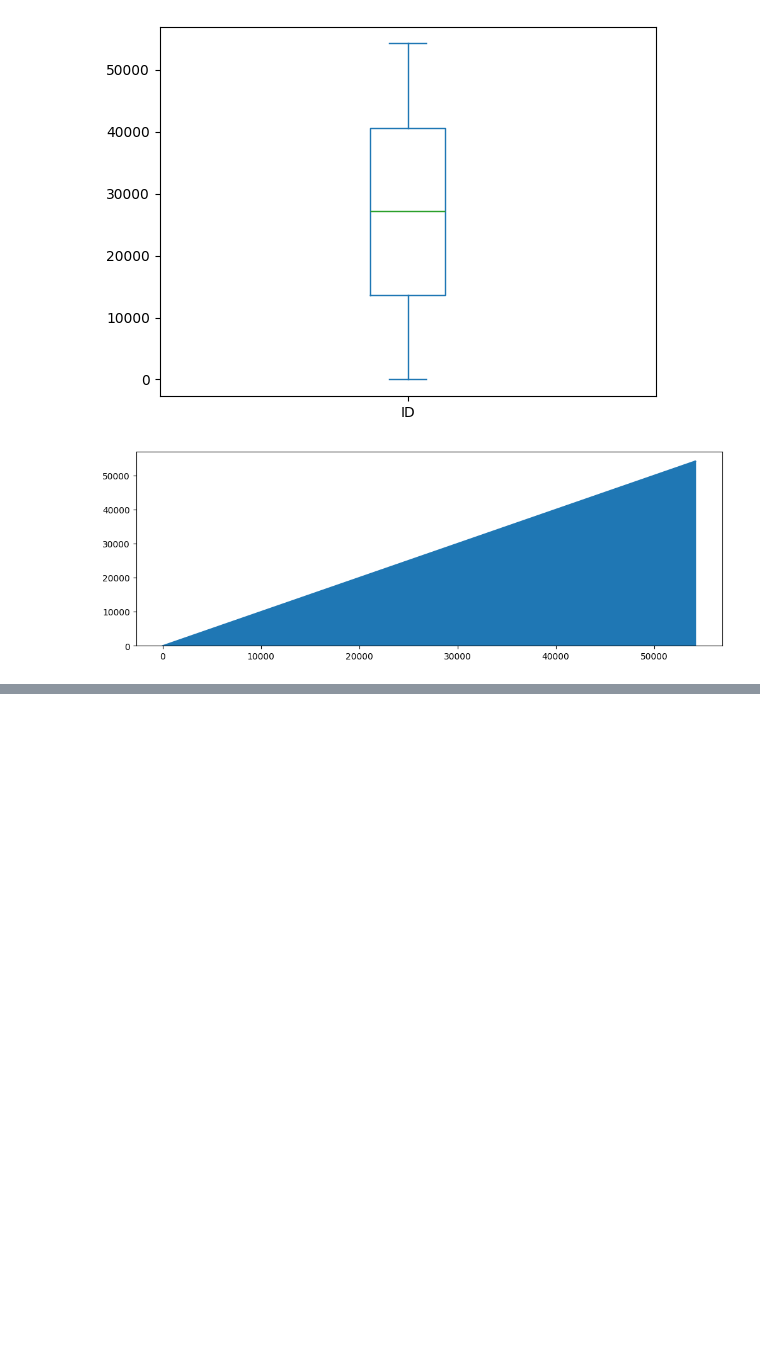
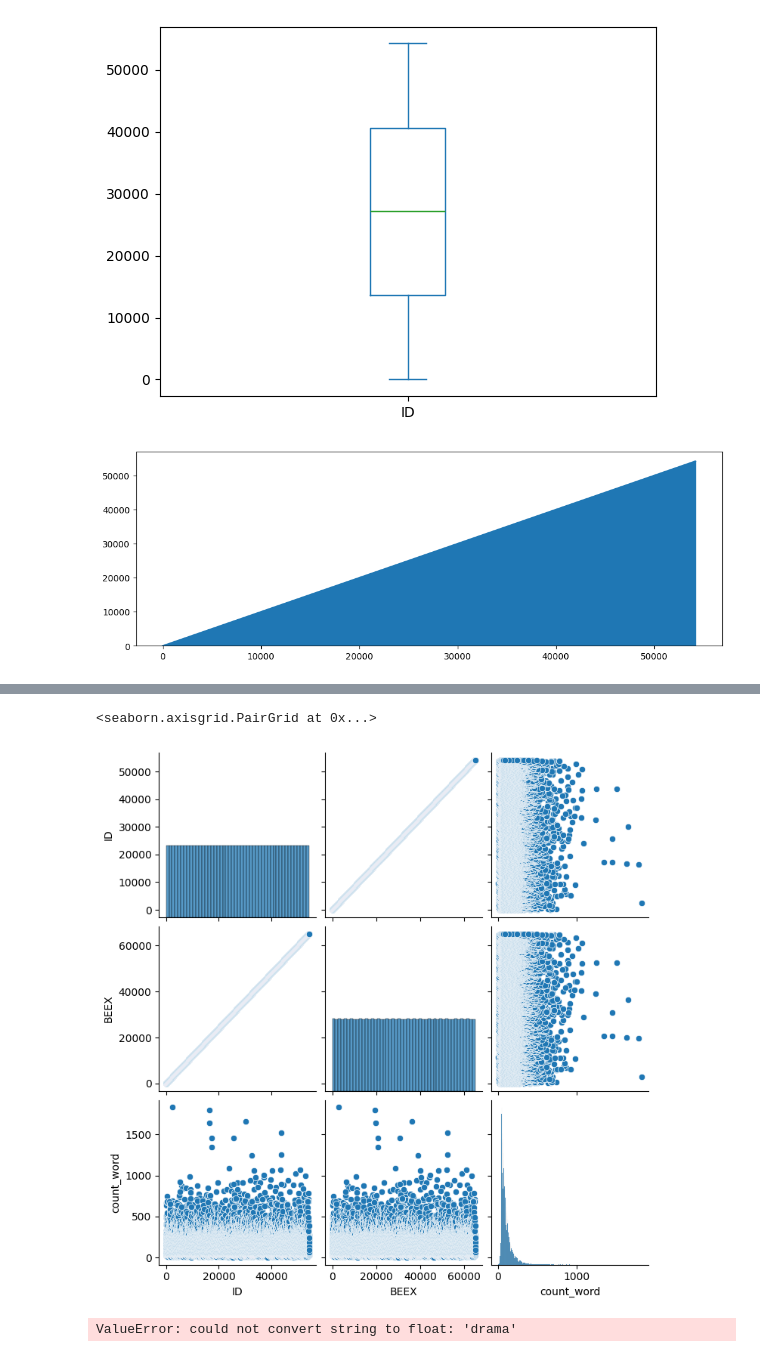
Before and after one commit to beex30/MOVIE_GENRE_PREDICTION, a Jupyter notebook: notebook/eda.ipynb, the cells around one changed output, grey strips where cells are left out. Saved outputs shown, nothing was run; the diff lists cells and outputs as text; code cells hidden in the pictures; blank space fills up the shorter version.

```diff
--- a/notebook/eda.ipynb
+++ b/notebook/eda.ipynb
@@ -237,0 +455,9 @@ axs = combined_data['ID'].plot.area(figsize=(12, 4), subplots=True)
+# %%
+sns.pairplot(combined_data_rename)
+# %% [output]
+<seaborn.axisgrid.PairGrid at 0x...>
+[figure, added]
+# %%
+sns.heatmap(combined_data_rename.corr(),)
+# %% [output]
+ValueError: could not convert string to float: 'drama'
```
Also changed, not shown: parts of 29 cells of this notebook, 1 other file.
